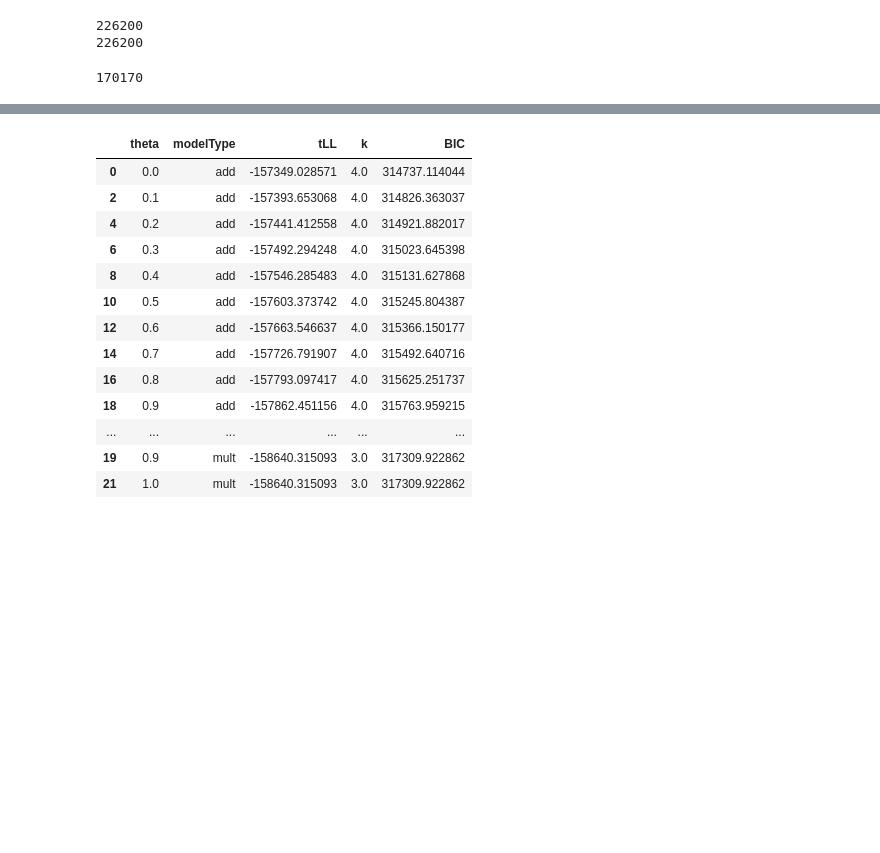
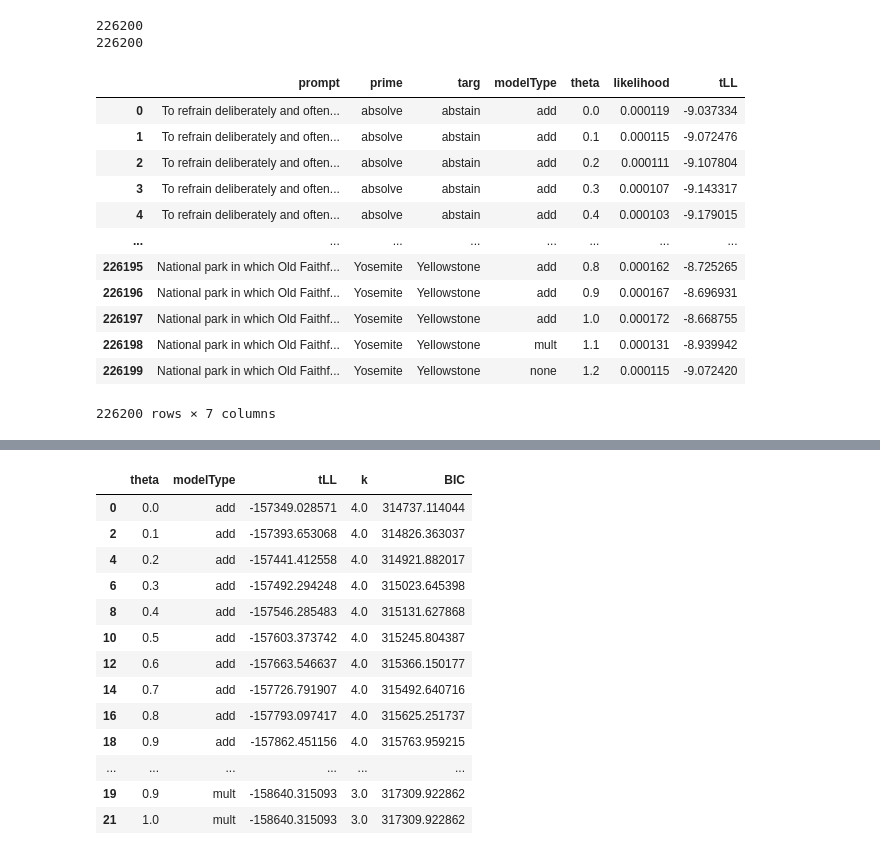
Before and after one commit to abhilasha-kumar/modeling-lexical-retrieval, a Jupyter notebook: LexicalRetrieval.ipynb, the cells around one changed output, grey strips where cells are left out. Cells and saved outputs as stored; diff of their text form; code cells hidden in the pictures; blank space fills up the shorter version.

```diff
--- a/LexicalRetrieval.ipynb
+++ b/LexicalRetrieval.ipynb
@@ -1107,8 +1103,20 @@ respLLdf.to_csv("/content/drive/My Drive/LexicalRetrieval-2021/ResponseLogLikeli
-# %%
-len(respLLdf)
-# %% [output]
-170170
 # %%
 respLLdf = pd.read_csv("/content/drive/My Drive/LexicalRetrieval-2021/ResponseLogLikelihoods.csv")
 targLLdf = pd.read_csv("/content/drive/My Drive/LexicalRetrieval-2021/TargetLogLikelihoods.csv")
+# %%
+targLLdf
+# %% [output]
+|  | prompt | prime | targ | modelType | theta | likelihood | tLL |
+| 0 | To refrain deliberately and often... | absolve | abstain | add | 0.0 | 0.000119 | -9.037334 |
+| 1 | To refrain deliberately and often... | absolve | abstain | add | 0.1 | 0.000115 | -9.072476 |
+| 2 | To refrain deliberately and often... | absolve | abstain | add | 0.2 | 0.000111 | -9.107804 |
+| 3 | To refrain deliberately and often... | absolve | abstain | add | 0.3 | 0.000107 | -9.143317 |
+| 4 | To refrain deliberately and often... | absolve | abstain | add | 0.4 | 0.000103 | -9.179015 |
+| ... | ... | ... | ... | ... | ... | ... | ... |
+| 226195 | National park in which Old Faithf... | Yosemite | Yellowstone | add | 0.8 | 0.000162 | -8.725265 |
+| 226196 | National park in which Old Faithf... | Yosemite | Yellowstone | add | 0.9 | 0.000167 | -8.696931 |
+| 226197 | National park in which Old Faithf... | Yosemite | Yellowstone | add | 1.0 | 0.000172 | -8.668755 |
+| 226198 | National park in which Old Faithf... | Yosemite | Yellowstone | mult | 1.1 | 0.000131 | -8.939942 |
+| 226199 | National park in which Old Faithf... | Yosemite | Yellowstone | none | 1.2 | 0.000115 | -9.072420 |
+226200 rows × 7 columns
 # %%
```
Also changed, not shown: parts of 11 cells of this notebook.
